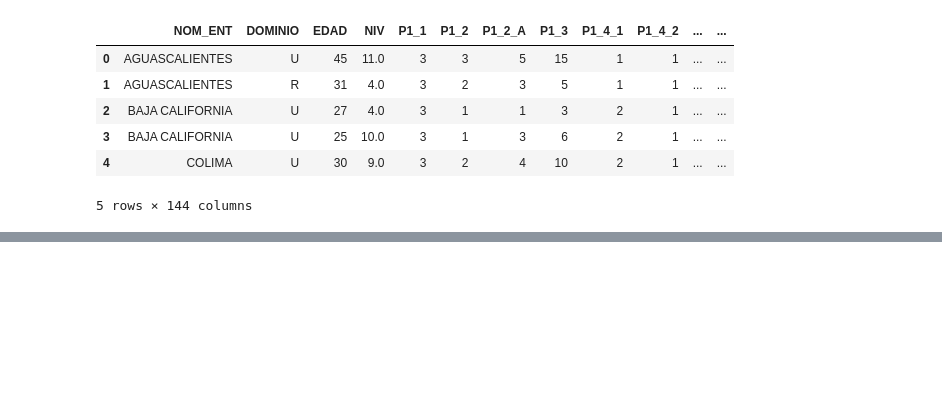
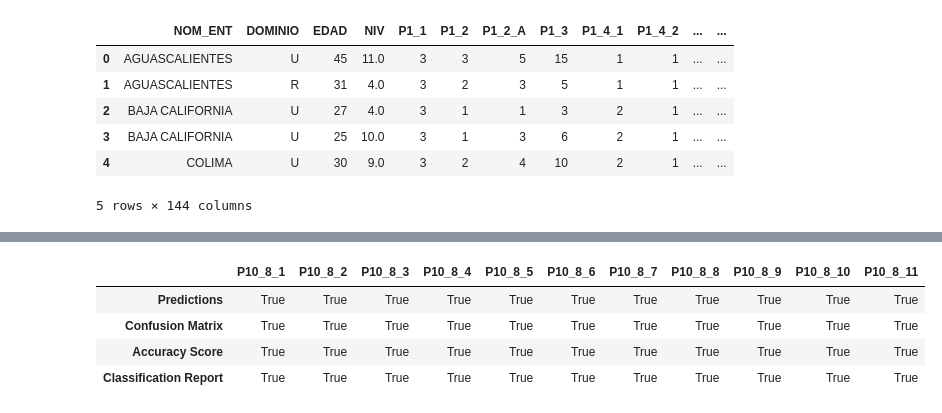
Before and after one commit to monalvrz/Obstetric_Violence_Analysis, a Jupyter notebook: machine_learning/Neural_Network.ipynb, the cells around one changed output, grey strips where cells are left out. Drawn from its saved outputs; the diff is of its cells as text; code cells hidden in the pictures; blank space fills up the shorter version.

```diff
--- a/machine_learning/Neural_Network.ipynb
+++ b/machine_learning/Neural_Network.ipynb
@@ -331,0 +426,8 @@ print(Clustered_NN_Results['P10_8_1']['Confusion Matrix'])
+# %%
+pd.DataFrame(Clustered_NN_Results['P10_8_1']) == pd.DataFrame(Clustered_NN_Results['P10_8_3'])
+# %% [output]
+|  | P10_8_1 | P10_8_2 | P10_8_3 | P10_8_4 | P10_8_5 | P10_8_6 | P10_8_7 | P10_8_8 | P10_8_9 | P10_8_10 | P10_8_11 |
+| Predictions | True | True | True | True | True | True | True | True | True | True | True |
+| Confusion Matrix | True | True | True | True | True | True | True | True | True | True | True |
+| Accuracy Score | True | True | True | True | True | True | True | True | True | True | True |
+| Classification Report | True | True | True | True | True | True | True | True | True | True | True |
```
Also changed, not shown: parts of 13 cells of this notebook.
